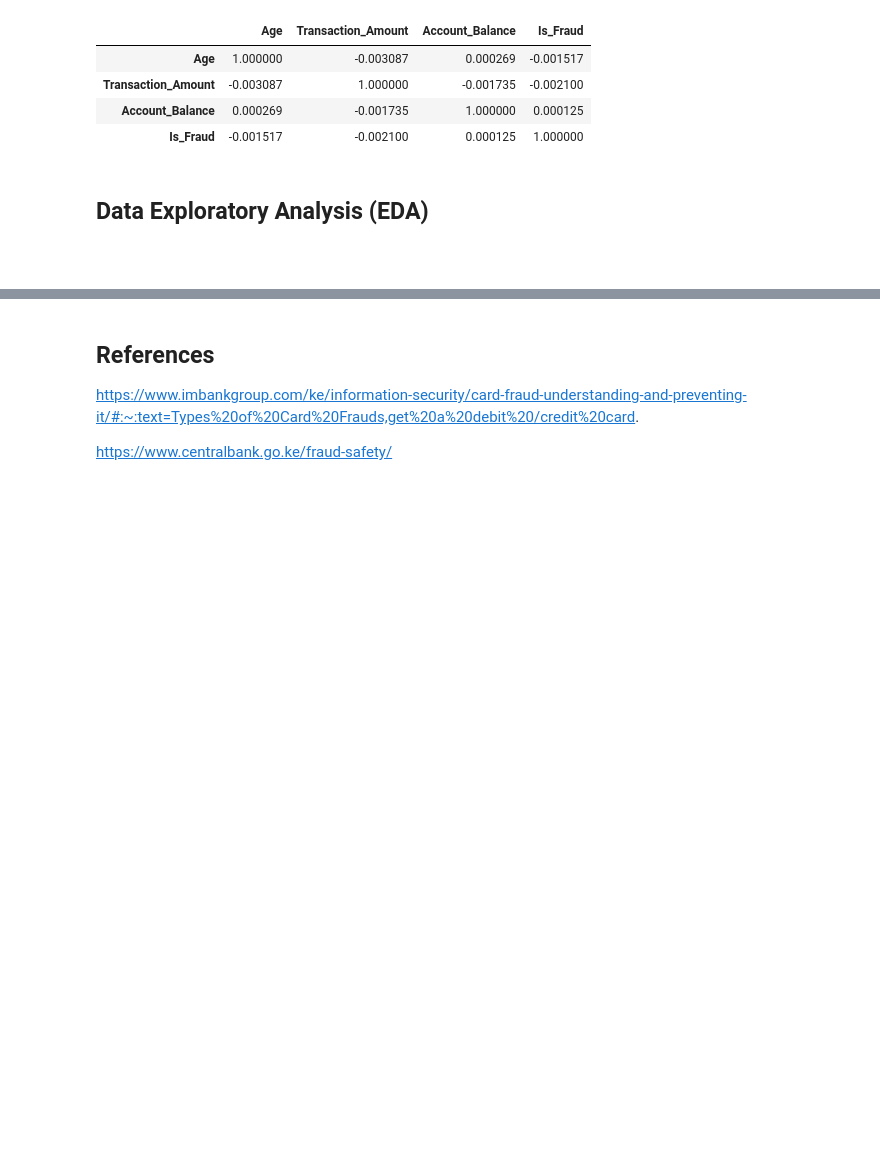
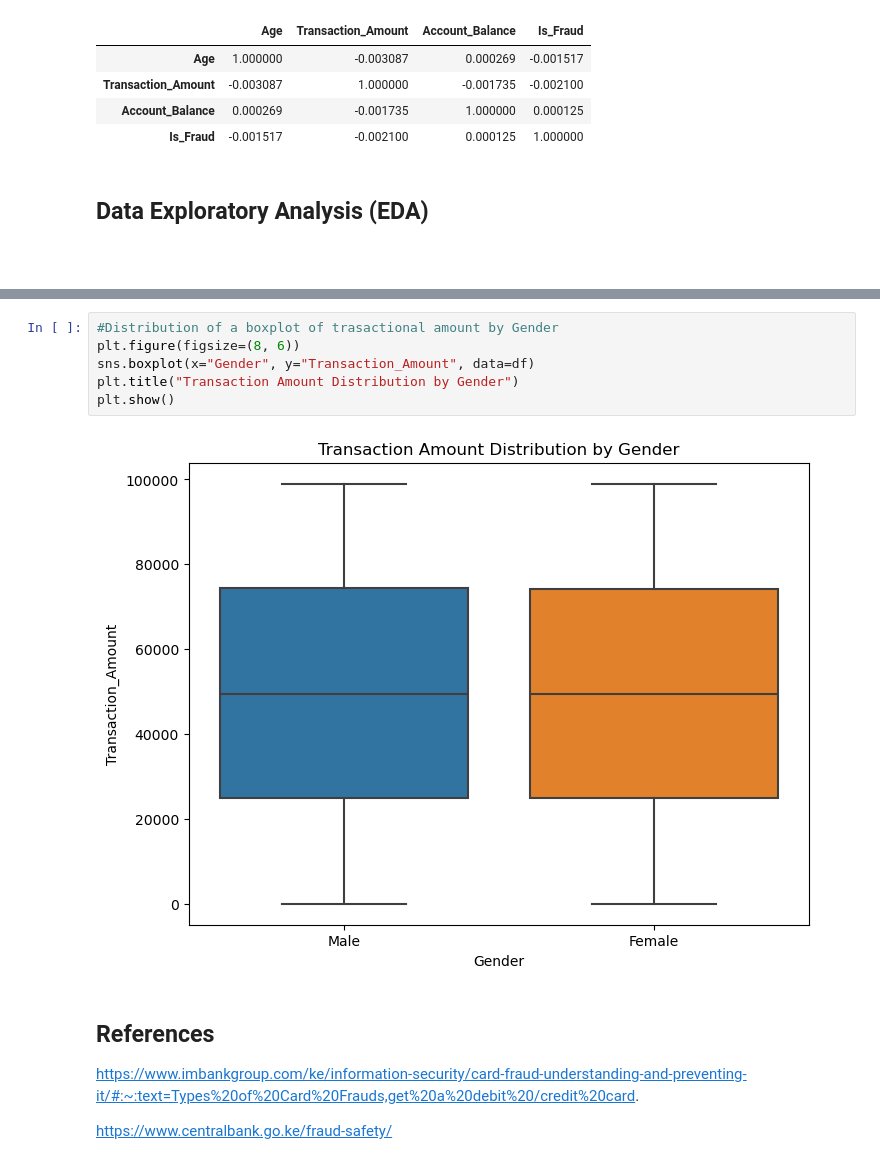
Before and after one commit to gkipkirui1/DSF-PT08P5-GROUP4-CAPSTONE-PROJECT, a Jupyter notebook: Bank Dataset.ipynb, the cells around one changed output, grey strips where cells are left out. Cells and saved outputs as stored; diff of their text form; blank space fills up the shorter version.

```diff
--- a/Bank Dataset.ipynb
+++ b/Bank Dataset.ipynb
@@ -167,3 +195,11 @@ numeric.corr()
+# %%
+#Distribution of a boxplot of trasactional amount by Gender
+plt.figure(figsize=(8, 6))
+sns.boxplot(x="Gender", y="Transaction_Amount", data=df)
+plt.title("Transaction Amount Distribution by Gender")
+plt.show()
+# %% [output]
+[figure, added]
 # %% [markdown]
 ## References
 
```
Also changed, not shown: parts of 3 cells of this notebook, 1 other file.
